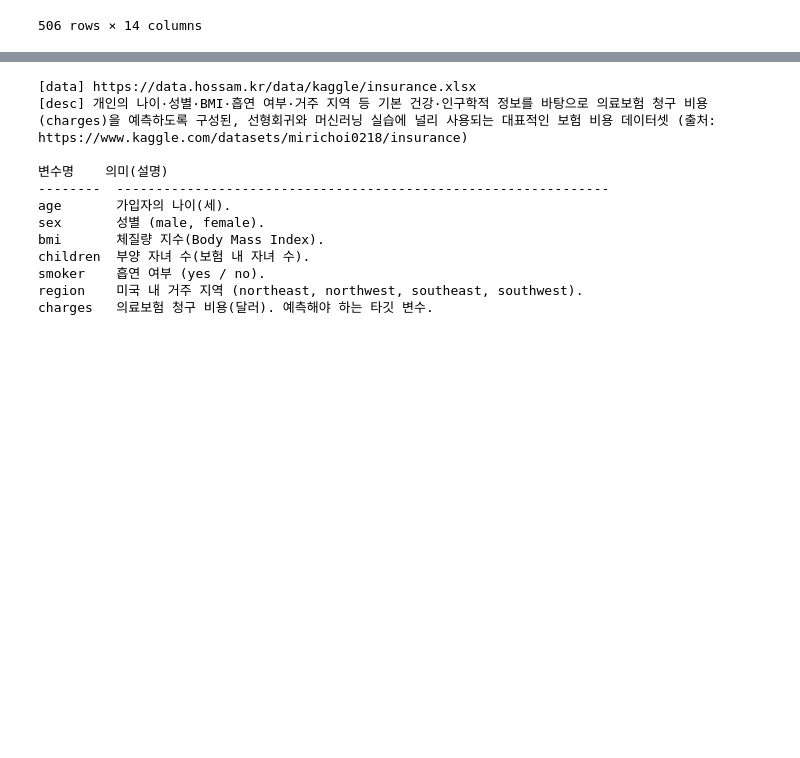
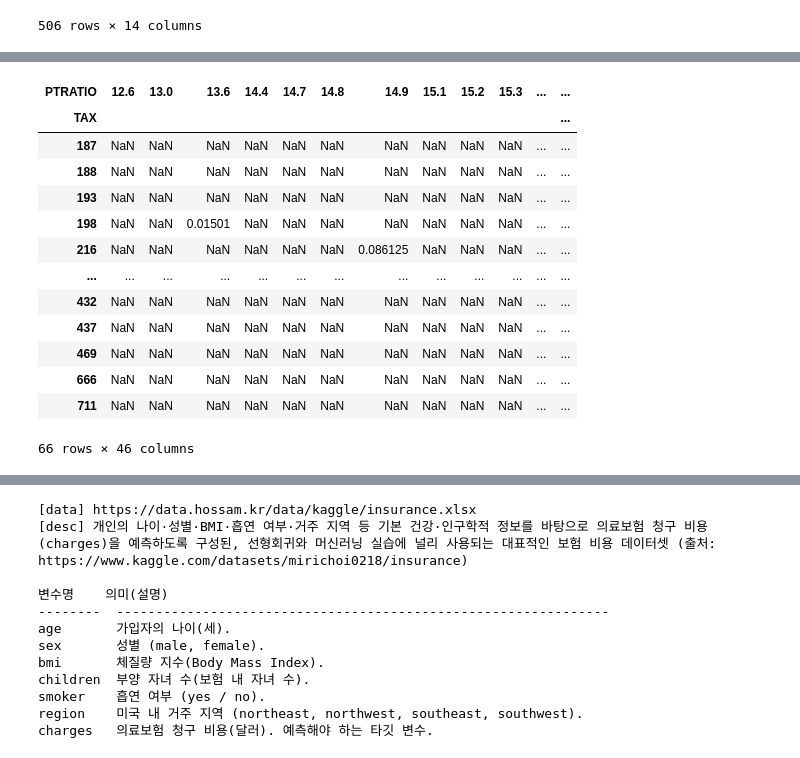
Before and after one commit to GYULLTANGURRI/main, a Jupyter notebook: 251124실습/251124_04.ipynb, the cells around one changed output, grey strips where cells are left out. Saved outputs shown, nothing was run; the diff lists cells and outputs as text; code cells hidden in the pictures; blank space fills up the shorter version.

```diff
--- a/251124실습/251124_04.ipynb
+++ b/251124실습/251124_04.ipynb
@@ -40,0 +66,22 @@ MEDV     주택 가격 중앙값(단위: $1,000) (Median value of owner-occupied
+# %%
+df2 = pivot_table(origin1,
+                  index = 'TAX',
+                  columns = 'PTRATIO',
+                  values = 'CRIM',
+                  aggfunc = 'mean')
+df2
+# %% [output]
+| PTRATIO | 12.6 | 13.0 | 13.6 | 14.4 | 14.7 | 14.8 | 14.9 | 15.1 | 15.2 | 15.3 | ... | ... |
+| TAX |  |  |  |  |  |  |  |  |  |  |  | ... |
+| 187 | NaN | NaN | NaN | NaN | NaN | NaN | NaN | NaN | NaN | NaN | ... | ... |
+| 188 | NaN | NaN | NaN | NaN | NaN | NaN | NaN | NaN | NaN | NaN | ... | ... |
+| 193 | NaN | NaN | NaN | NaN | NaN | NaN | NaN | NaN | NaN | NaN | ... | ... |
+| 198 | NaN | NaN | 0.01501 | NaN | NaN | NaN | NaN | NaN | NaN | NaN | ... | ... |
+| 216 | NaN | NaN | NaN | NaN | NaN | NaN | 0.086125 | NaN | NaN | NaN | ... | ... |
+| ... | ... | ... | ... | ... | ... | ... | ... | ... | ... | ... | ... | ... |
+| 432 | NaN | NaN | NaN | NaN | NaN | NaN | NaN | NaN | NaN | NaN | ... | ... |
+| 437 | NaN | NaN | NaN | NaN | NaN | NaN | NaN | NaN | NaN | NaN | ... | ... |
+| 469 | NaN | NaN | NaN | NaN | NaN | NaN | NaN | NaN | NaN | NaN | ... | ... |
+| 666 | NaN | NaN | NaN | NaN | NaN | NaN | NaN | NaN | NaN | NaN | ... | ... |
+| 711 | NaN | NaN | NaN | NaN | NaN | NaN | NaN | NaN | NaN | NaN | ... | ... |
+66 rows × 46 columns
```
Also changed, not shown: parts of 8 cells of this notebook.
